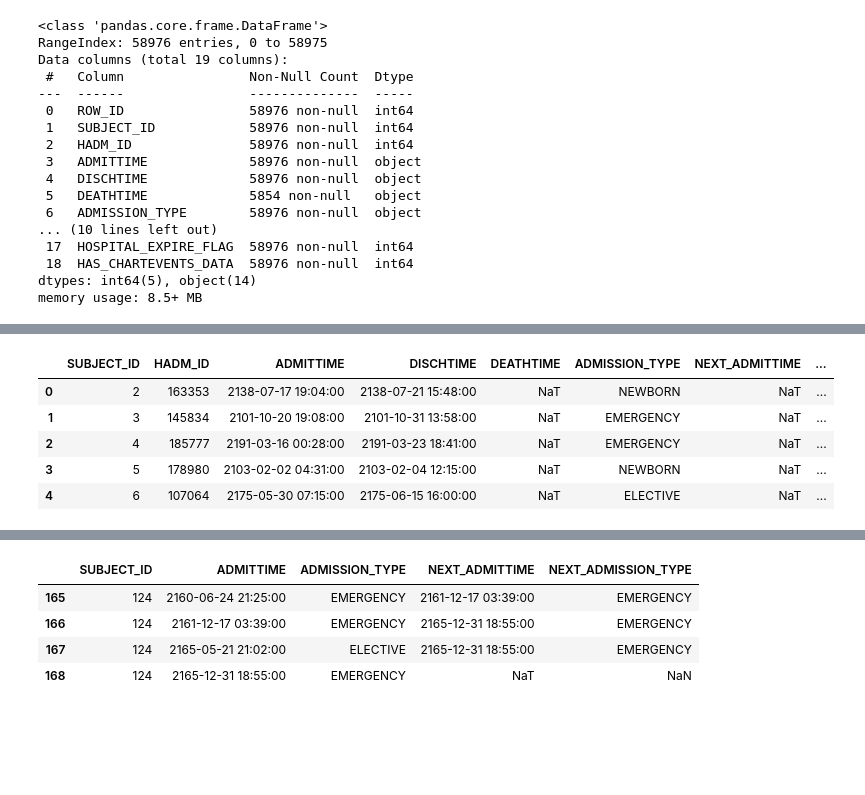
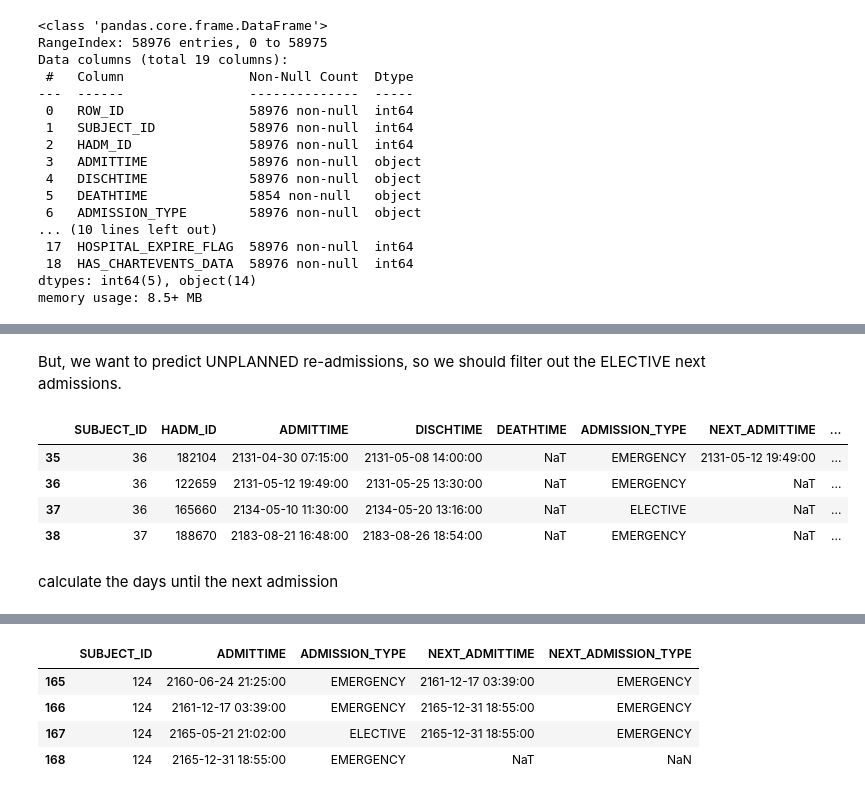
Before and after one commit to sepidehsnab/Clinical-NLP-Project, a Jupyter notebook: 01-PrepareData.ipynb, the cells around one changed output, grey strips where cells are left out. Saved outputs shown, nothing was run; the diff lists cells and outputs as text; code cells hidden in the pictures; blank space fills up the shorter version.

```diff
--- a/01-PrepareData.ipynb
+++ b/01-PrepareData.ipynb
@@ -174,3 +84,21 @@ df_adm2.loc[Rows_elective,'NEXT_ADMISSION_TYPE'] = np.NaN
+# %% [markdown]
+But, we want to predict UNPLANNED re-admissions, so we should filter out the ELECTIVE next admissions.
+# %%
+# get rows where next admission is elective
+Rows_next_elective = df_adm2.NEXT_ADMISSION_TYPE == 'ELECTIVE'
+
+#next admission time and type replaced by(NaT, NaN) in rows with elective admission
+df_adm2.loc[Rows_next_elective,'NEXT_ADMITTIME'] = pd.NaT
+df_adm2.loc[Rows_next_elective,'NEXT_ADMISSION_TYPE'] = np.NaN
+
+df_adm2.loc[ [35,36,37,38] , :]
+# we can observe the changes in SUBJECT_ID==36
+# %% [output]
+|  | SUBJECT_ID | HADM_ID | ADMITTIME | DISCHTIME | DEATHTIME | ADMISSION_TYPE | NEXT_ADMITTIME | ... |
+| 35 | 36 | 182104 | 2131-04-30 07:15:00 | 2131-05-08 14:00:00 | NaT | EMERGENCY | 2131-05-12 19:49:00 | ... |
+| 36 | 36 | 122659 | 2131-05-12 19:49:00 | 2131-05-25 13:30:00 | NaT | EMERGENCY | NaT | ... |
+| 37 | 36 | 165660 | 2134-05-10 11:30:00 | 2134-05-20 13:16:00 | NaT | ELECTIVE | NaT | ... |
+| 38 | 37 | 188670 | 2183-08-21 16:48:00 | 2183-08-26 18:54:00 | NaT | EMERGENCY | NaT | ... |
 # %%
 #sort by subject_ID and admission date
 # it is safer to sort right before the fill in case something changed the order above
@@ -178,13 +106,6 @@ df_adm2.loc[Rows_elective,'NEXT_ADMISSION_TYPE'] = np.NaN
 df_adm2 = df_adm2.sort_values(['SUBJECT_ID','ADMITTIME'])
 # back fill (this will take a little while)
 df_adm2[['NEXT_ADMITTIME','NEXT_ADMISSION_TYPE']] = df_adm2.groupby(['SUBJECT_ID'])[['NEXT_ADMITTIME','NEXT_ADMISSION_TYPE']].fillna(method = 'bfill')
-# %%
-df_adm2.head()
-# %% [output]
-|  | SUBJECT_ID | HADM_ID | ADMITTIME | DISCHTIME | DEATHTIME | ADMISSION_TYPE | NEXT_ADMITTIME | ... |
-| 0 | 2 | 163353 | 2138-07-17 19:04:00 | 2138-07-21 15:48:00 | NaT | NEWBORN | NaT | ... |
-| 1 | 3 | 145834 | 2101-10-20 19:08:00 | 2101-10-31 13:58:00 | NaT | EMERGENCY | NaT | ... |
-| 2 | 4 | 185777 | 2191-03-16 00:28:00 | 2191-03-23 18:41:00 | NaT | EMERGENCY | NaT | ... |
-| 3 | 5 | 178980 | 2103-02-02 04:31:00 | 2103-02-04 12:15:00 | NaT | NEWBORN | NaT | ... |
-| 4 | 6 | 107064 | 2175-05-30 07:15:00 | 2175-06-15 16:00:00 | NaT | ELECTIVE | NaT | ... |
+# %% [markdown]
+calculate the days until the next admission
 # %%
```
Also changed, not shown: parts of 24 cells of this notebook.
